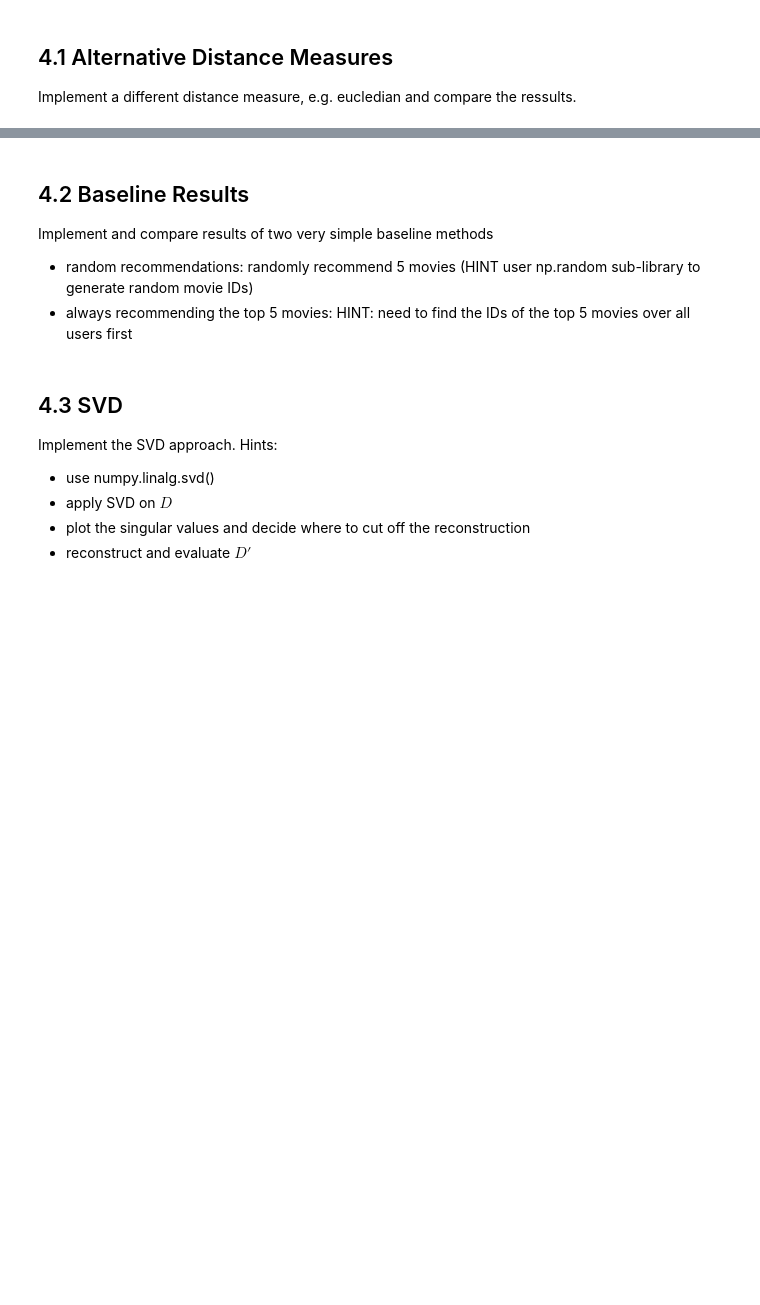
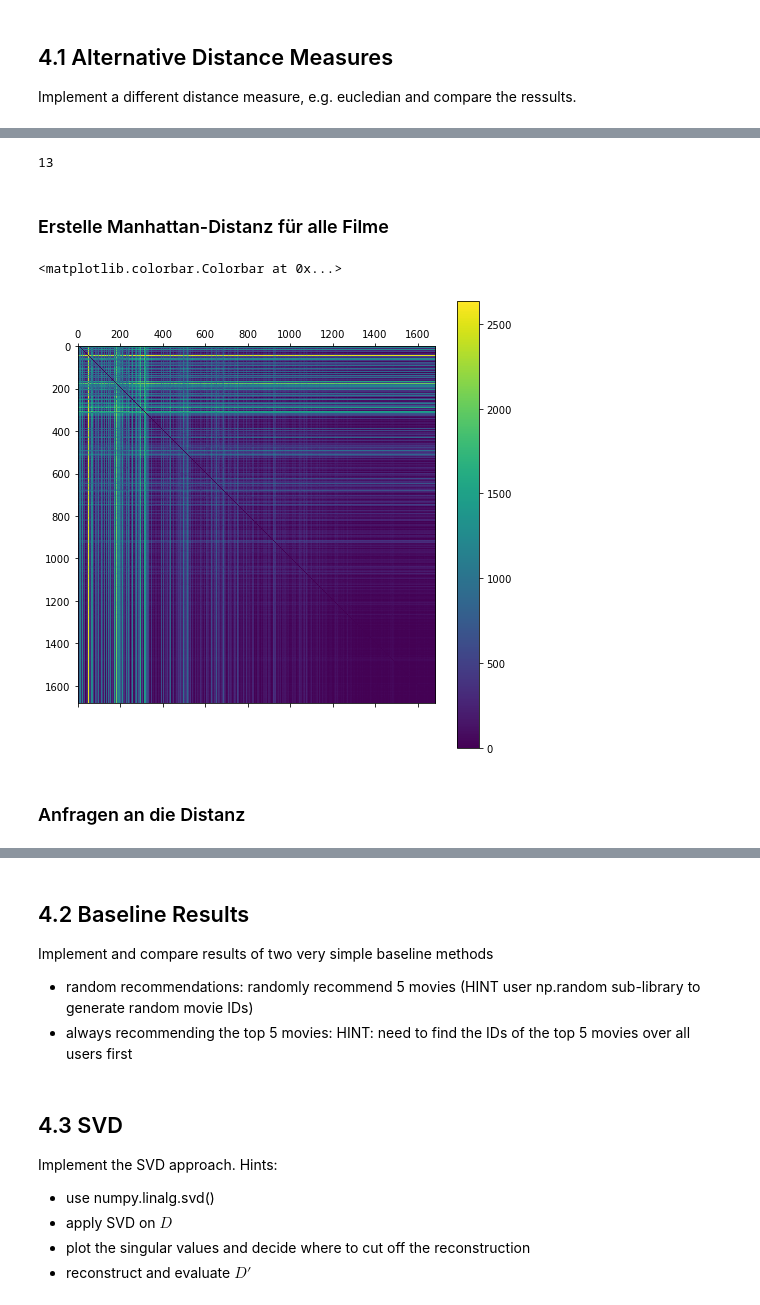
Before and after one commit to mejusmajus/DataScience21, a Jupyter notebook: Block_2/Assignments/Assignment_2_recommender.ipynb, the cells around one changed output, grey strips where cells are left out. Saved outputs shown, nothing was run; the diff lists cells and outputs as text; code cells hidden in the pictures; blank space fills up the shorter version.

Commit message:
4.1 von Manhattan DIstanz wurde erledigt

```diff
--- a/Block_2/Assignments/Assignment_2_recommender.ipynb
+++ b/Block_2/Assignments/Assignment_2_recommender.ipynb
@@ -77,13 +79,3 @@ def test_Score(D_train, R_test):
 # %% [markdown]
 ## 4.1 Alternative Distance Measures
 Implement a different distance measure, e.g. eucledian and compare the ressults.
-# %%
-# calculate manhattan distance
-# abs returns the absolut value
-
-def manhattan_distance(a, b):
-    numofelem = np.size(a)
-    for i in range(numofelem):
-        dist = dist + abs(a[i]-b[i])
-    print(dist)
-    return dist
@@ -90,6 +84,22 @@ def manhattan_distance(a, b):
+# %%
+# calculate manhattan distance
+
+def manhattan_distance(a, b):
+    return np.sum(np.absolute(np.matrix(a)-np.matrix(b)))
 # %%
 # Test, define data
 row1 = [10, 20, 15, 10, 5]
 row2 = [12, 24, 18, 8, 7]
 # calculate distance
 print(manhattan_distance(row1, row2))
+# %% [output]
+13
+# %% [markdown]
+### Erstelle Manhattan-Distanz für alle Filme
+# %%
+#again, implementation not efficient: better use lamda opperators (later in this course)
+D=np.zeros((np.shape(movies)[0],np.shape(movies)[0]))
+for i in range(0,np.shape(movies)[0]):
+    for j in range(0,np.shape(movies)[0]):
+        if i!=j:
+            D[i,j]=manhattan_distance(R[:,i],R[:,j])
@@ -95,0 +108,9 @@ print(manhattan_distance(row1, row2))
+# %%
+plt.rcParams['figure.figsize'] = (10.0, 8.0)
+plt.matshow(D)
+plt.colorbar()
+# %% [output]
+<matplotlib.colorbar.Colorbar at 0x...>
+[figure, added]
+# %% [markdown]
+### Anfragen an die Distanz
```
Also changed, not shown: parts of 6 cells of this notebook, 7 other files.
